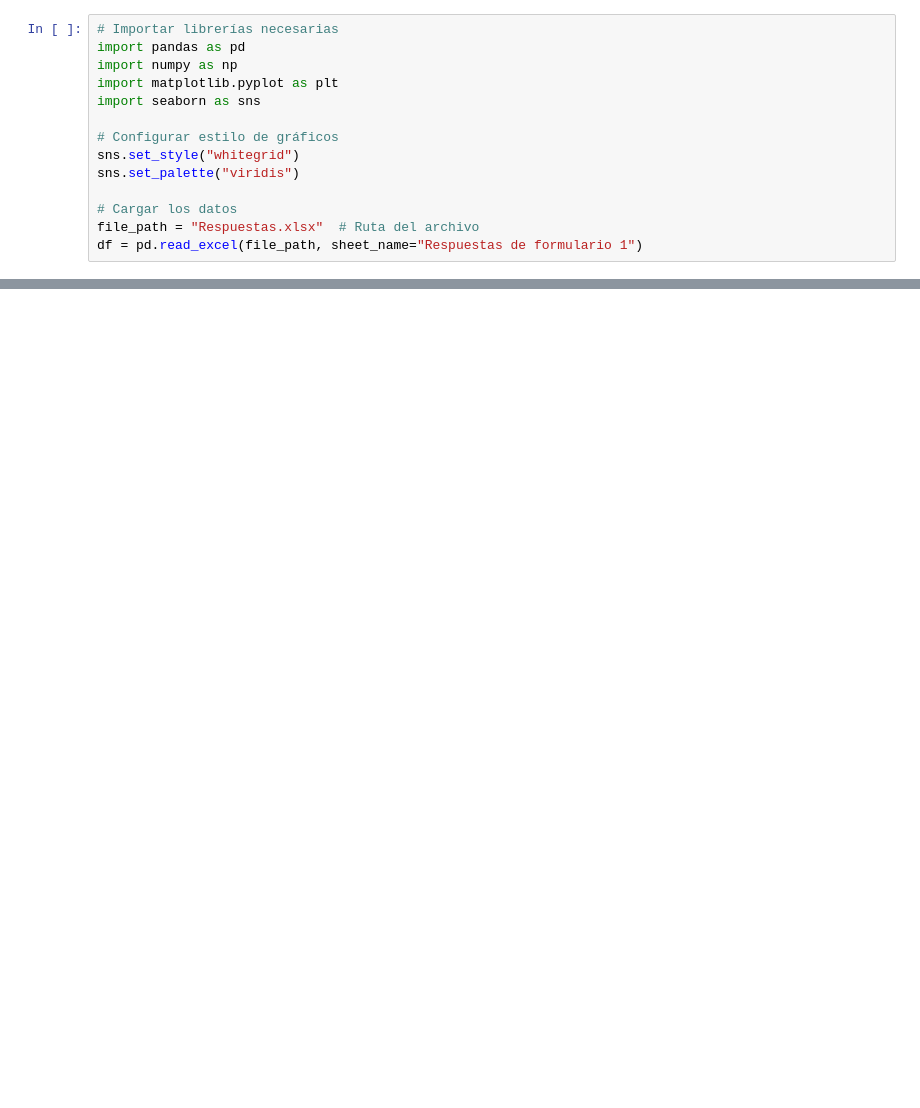
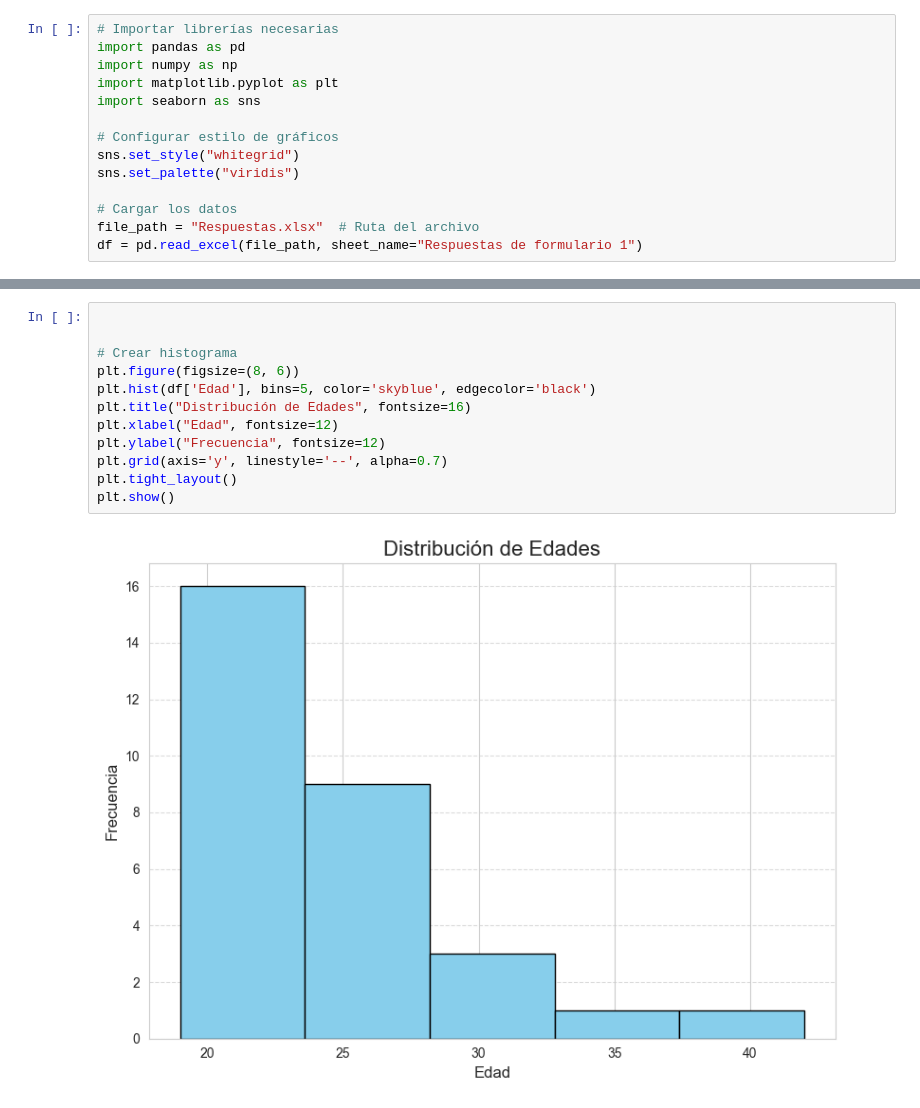
Before and after one commit to IrvinngB/Examen-Estadistica, a Jupyter notebook: General.ipynb, the cells around one changed output, grey strips where cells are left out. Drawn from its saved outputs; the diff is of its cells as text; blank space fills up the shorter version.

```diff
--- a/General.ipynb
+++ b/General.ipynb
@@ -30,0 +134,14 @@ NameError: name 'df' is not defined
+# %%
+
+
+# Crear histograma
+plt.figure(figsize=(8, 6))
+plt.hist(df['Edad'], bins=5, color='skyblue', edgecolor='black')
+plt.title("Distribución de Edades", fontsize=16)
+plt.xlabel("Edad", fontsize=12)
+plt.ylabel("Frecuencia", fontsize=12)
+plt.grid(axis='y', linestyle='--', alpha=0.7)
+plt.tight_layout()
+plt.show()
+# %% [output]
+[figure, added]
```
Also changed, not shown: parts of 20 cells of this notebook, 1 other file.
